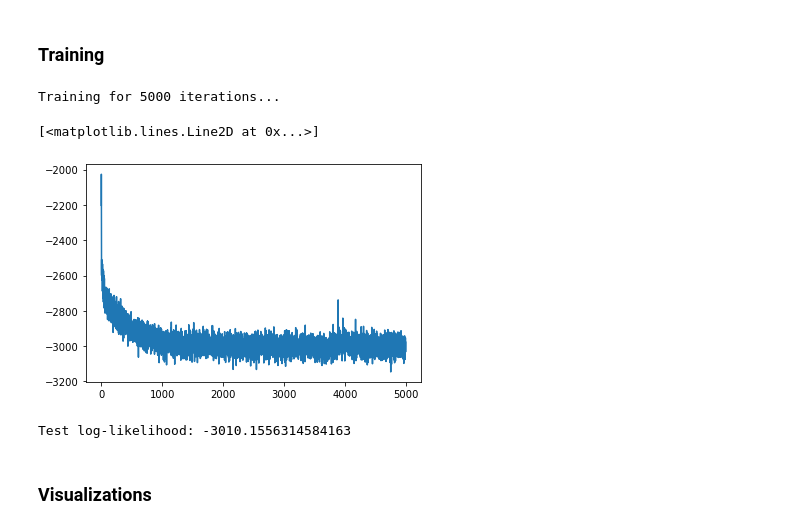
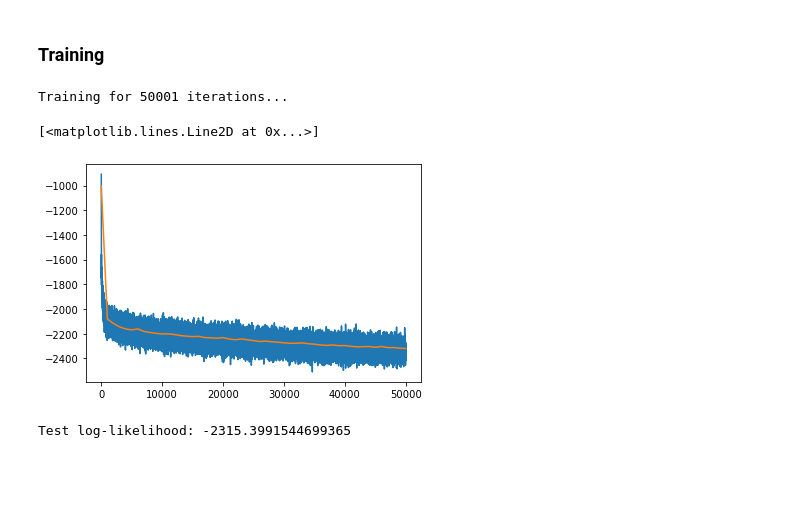
Before and after one commit to gisilvs/AEF, a Jupyter notebook: notebook.ipynb, the cells around one changed output. Saved outputs shown, nothing was run; the diff lists cells and outputs as text; code cells hidden in the pictures; blank space fills up the shorter version.

```diff
--- a/notebook.ipynb
+++ b/notebook.ipynb
@@ -47,7 +47,7 @@ device = torch.device("cuda:0" if use_gpu and torch.cuda.is_available() else "cp
 hidden_channels = 64
 img_shape = [1, 28, 28]
 alpha = 1e-6
-latent_dims = 2
+latent_dims = 32
 
 encoder = ConvolutionalEncoderSmall(hidden_channels, img_shape, latent_dims)
 decoder = IndependentVarianceDecoderSmall(hidden_channels, img_shape, latent_dims)
@@ -70,41 +70,59 @@ aef = aef.to(device)
 # %%
 optimizer = torch.optim.Adam(params=aef.parameters(), lr=1e-3)
 
-n_iterations = 5000
+n_iterations = 50001
 stop = False
 
-losses = []
+train_losses = np.zeros((n_iterations, ))
+validation_losses = []
+validate_every_n_iterations = 1000
 
 stop = False
-n_iters_done = 0
+n_iterations_done = 0
 print(f'Training for {n_iterations} iterations...')
 while not stop:
-    for image_batch, _ in trainloader:
+    for image_batch, _ in train_dataloader:
         image_batch = dequantize(image_batch)
         image_batch = image_batch.to(device)
 
         loss = torch.mean(aef.loss_function(image_batch))
-        losses.append(loss.item())
+        train_losses[n_iterations_done] = loss.item()
         optimizer.zero_grad()
         loss.backward()
 
         optimizer.step()
 
-        n_iters_done += 1
-        if n_iters_done >= n_iterations:
+        if (n_iterations_done % validate_every_n_iterations) == 0:
+            aef.eval()
+
+            with torch.no_grad():
+                val_batch_losses = np.zeros((len(validation_dataloader), ))
+
+                for val_batch_idx, (validation_batch, _) in enumerate(validation_dataloader):
+                        validation_batch = dequantize(validation_batch)
+                        validation_batch = validation_batch.to(device)
+                        loss = torch.mean(aef.loss_function(validation_batch))
+                        val_batch_losses[val_batch_idx] = loss.item()
+
+                validation_losses.append(val_batch_losses.mean())
+
+        aef.train()
+        n_iterations_done += 1
+        if n_iterations_done >= n_iterations:
             stop = True
             break
-plt.plot(range(n_iterations), losses)
+plt.plot(range(n_iterations), train_losses)
+plt.plot(range(0, n_iterations, validate_every_n_iterations), validation_losses)
 # %% [output]
-Training for 5000 iterations...
+Training for 50001 iterations...
 [<matplotlib.lines.Line2D at 0x...>]
-[figure, old version]
+[figure, new version]
 # %%
 aef.eval()
-test_losses = np.zeros((len(testloader)))
+test_losses = np.zeros((len(test_dataloader)))
 
 with torch.no_grad():
-    for batch_idx, (test_batch, _) in enumerate(testloader):
+    for batch_idx, (test_batch, _) in enumerate(test_dataloader):
         test_batch = dequantize(test_batch)
         test_batch = test_batch.to(device)
         loss = torch.mean(aef.loss_function(test_batch))
@@ -112,6 +130,4 @@ with torch.no_grad():
 
 print(f'Test log-likelihood: {test_losses.mean()}')
 # %% [output]
-Test log-likelihood: -3010.1556314584163
+Test log-likelihood: -2315.3991544699365
-# %% [markdown]
-### Visualizations
```
Also changed, not shown: parts of 14 cells of this notebook, 1 other file.
